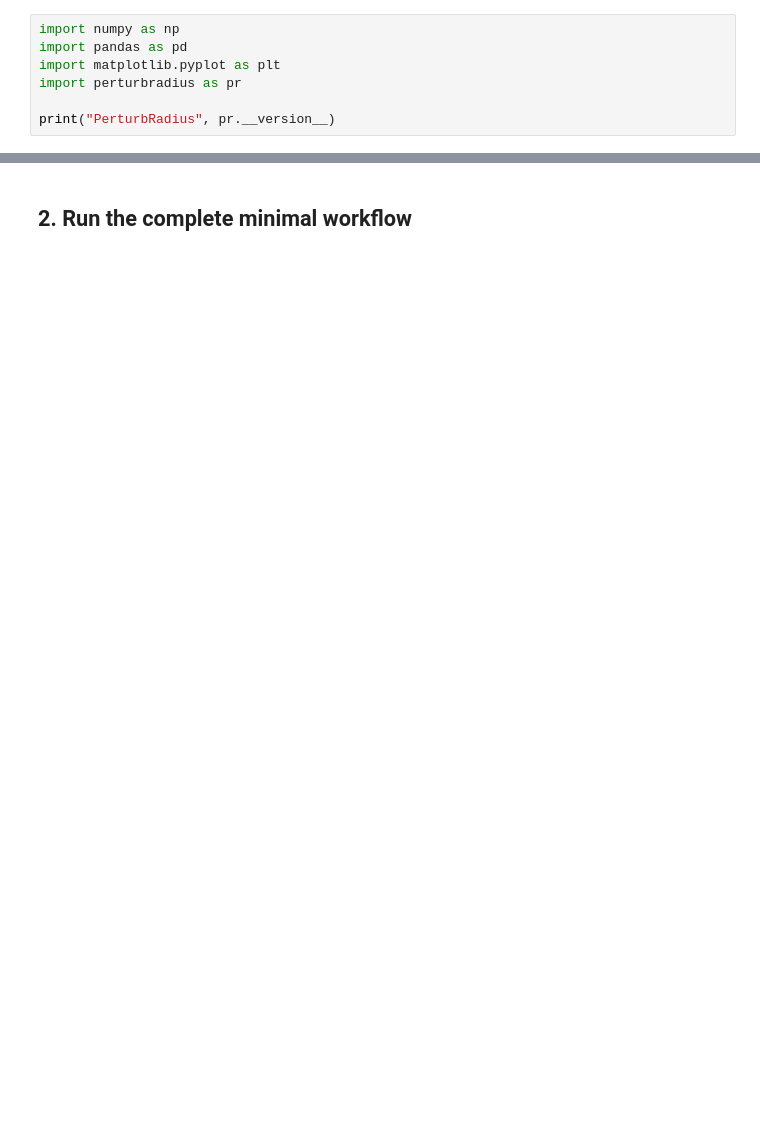
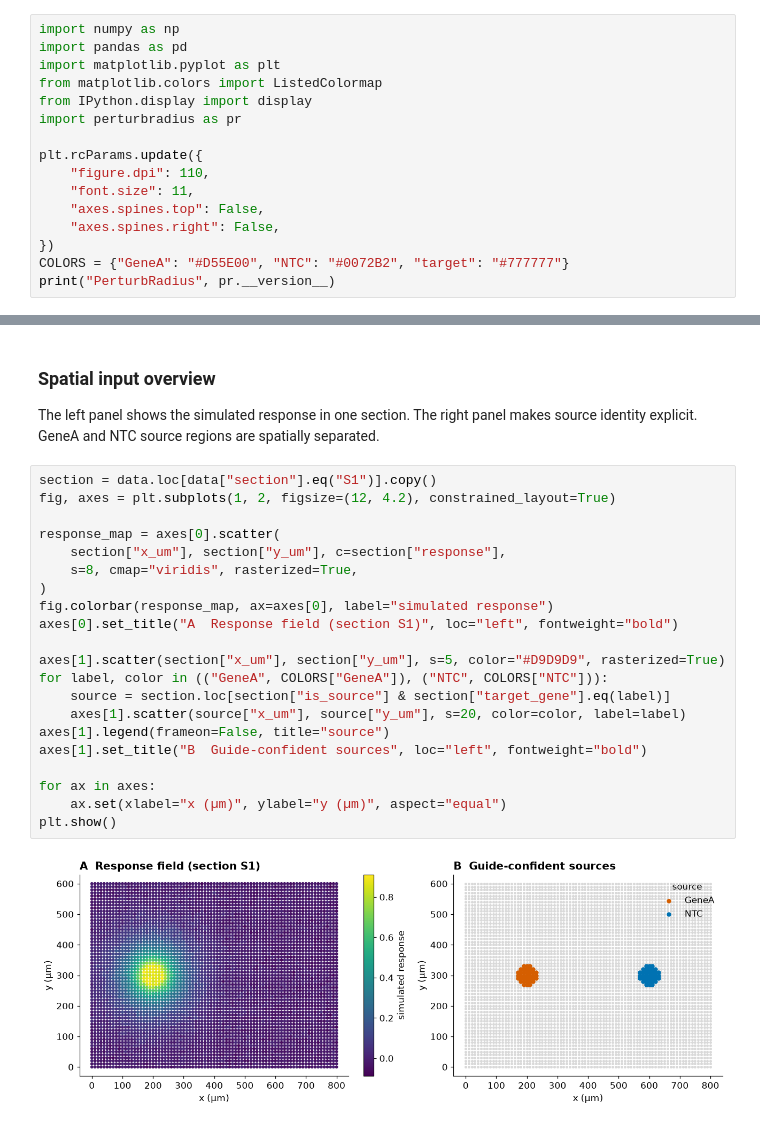
Before and after one commit to Xu-zhenghao-zzz/2026_pebble, a Jupyter notebook: tutorials/quickstart.ipynb, the cells around one changed output, grey strips where cells are left out. Drawn from its saved outputs; the diff is of its cells as text; blank space fills up the shorter version.

```diff
--- a/tutorials/quickstart.ipynb
+++ b/tutorials/quickstart.ipynb
@@ -6,6 +10,15 @@ This single tutorial creates a small synthetic spatial CRISPR screen with two gu
 import numpy as np
 import pandas as pd
 import matplotlib.pyplot as plt
+from matplotlib.colors import ListedColormap
+from IPython.display import display
 import perturbradius as pr
 
+plt.rcParams.update({
+    "figure.dpi": 110,
+    "font.size": 11,
+    "axes.spines.top": False,
+    "axes.spines.right": False,
+})
+COLORS = {"GeneA": "#D55E00", "NTC": "#0072B2", "target": "#777777"}
 print("PerturbRadius", pr.__version__)
@@ -56,2 +87,27 @@ data.shape, data["is_source"].sum()
-# %% [markdown]
-## 2. Run the complete minimal workflow
+# %% [markdown]
+### Spatial input overview
+
+The left panel shows the simulated response in one section. The right panel makes source identity explicit. GeneA and NTC source regions are spatially separated.
+# %%
+section = data.loc[data["section"].eq("S1")].copy()
+fig, axes = plt.subplots(1, 2, figsize=(12, 4.2), constrained_layout=True)
+
+response_map = axes[0].scatter(
+    section["x_um"], section["y_um"], c=section["response"],
+    s=8, cmap="viridis", rasterized=True,
+)
+fig.colorbar(response_map, ax=axes[0], label="simulated response")
+axes[0].set_title("A  Response field (section S1)", loc="left", fontweight="bold")
+
+axes[1].scatter(section["x_um"], section["y_um"], s=5, color="#D9D9D9", rasterized=True)
+for label, color in (("GeneA", COLORS["GeneA"]), ("NTC", COLORS["NTC"])):
+    source = section.loc[section["is_source"] & section["target_gene"].eq(label)]
+    axes[1].scatter(source["x_um"], source["y_um"], s=20, color=color, label=label)
+axes[1].legend(frameon=False, title="source")
+axes[1].set_title("B  Guide-confident sources", loc="left", fontweight="bold")
+
+for ax in axes:
+    ax.set(xlabel="x (µm)", ylabel="y (µm)", aspect="equal")
+plt.show()
+# %% [output]
+[figure, added]
```
Also changed, not shown: parts of 26 cells of this notebook, 1 other file.
